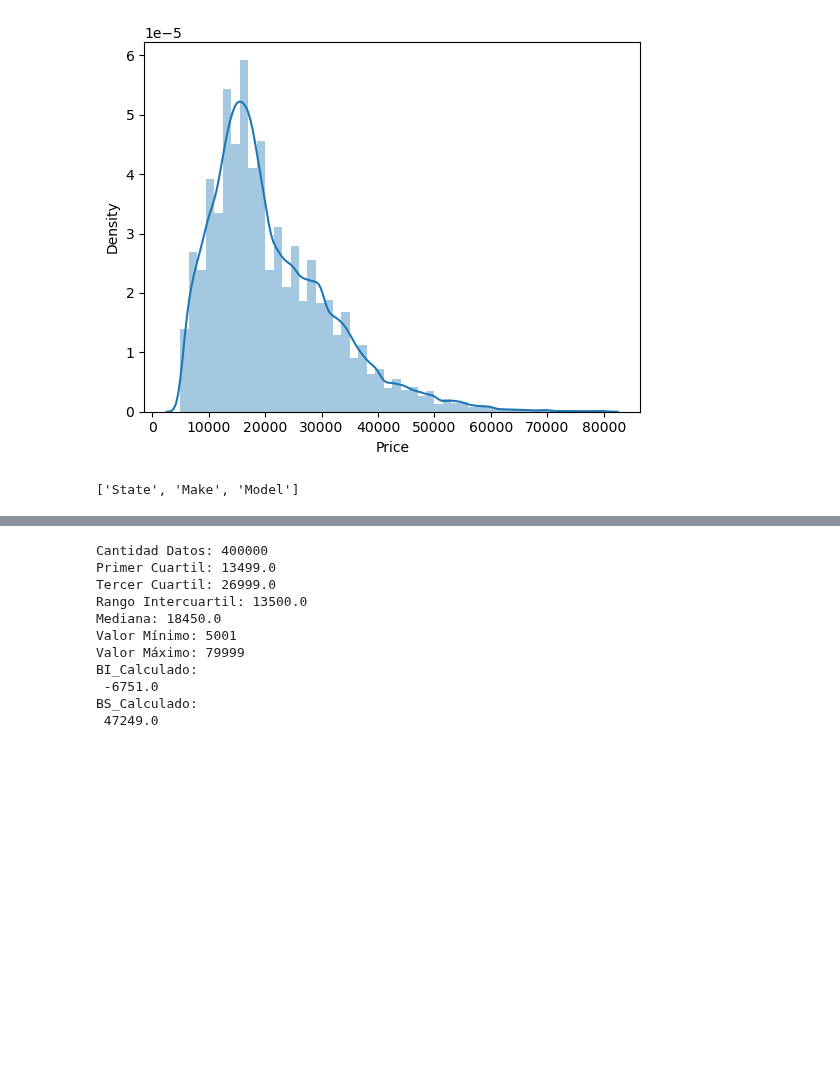
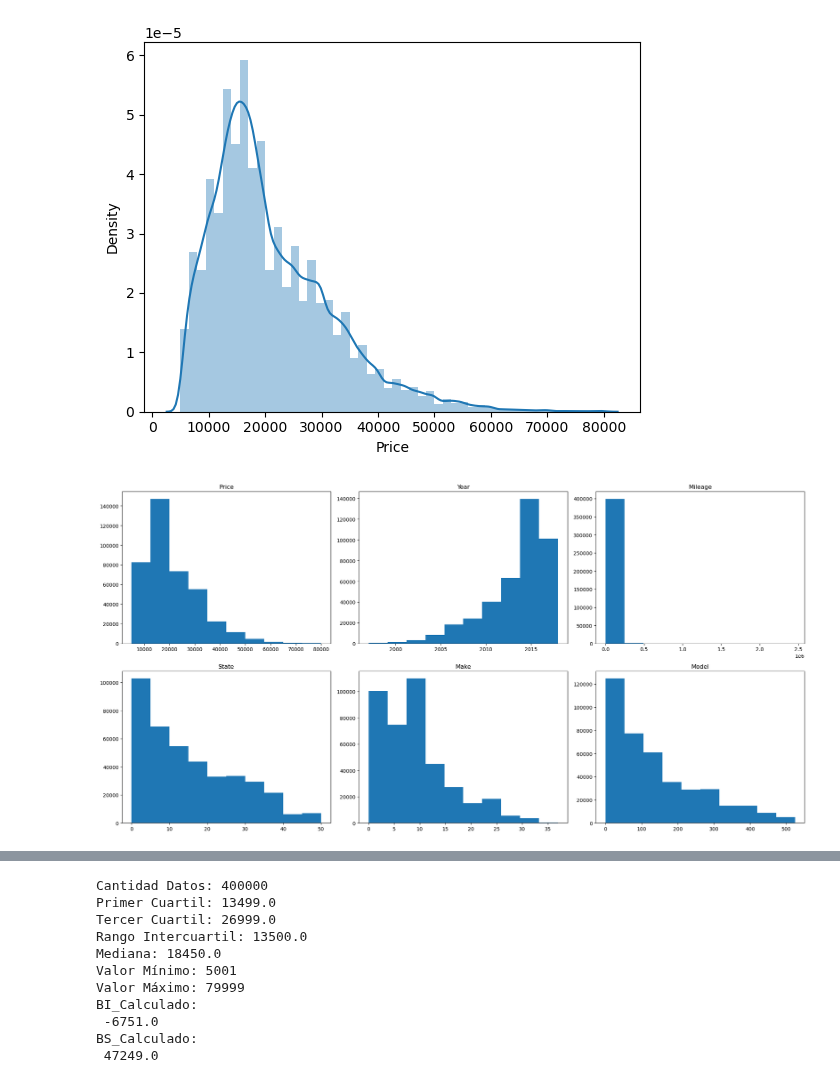
Before and after one commit to elkindavid/MIAD_UNIANDES, a Jupyter notebook: S3P1_proyecto1.ipynb, the cells around one changed output, grey strips where cells are left out. Drawn from its saved outputs; the diff is of its cells as text; code cells hidden in the pictures; blank space fills up the shorter version.

```diff
--- a/S3P1_proyecto1.ipynb
+++ b/S3P1_proyecto1.ipynb
@@ -208,23 +213,21 @@ for i in cat:
     dic[i].update({code: i for i, code in enumerate(codex)})
     # Codificación de variables en testing con base en el diccionario
     test[i] = test[i].apply(lambda code: dic[i][code])
-# %%
-cat
-# %% [output]
-['State', 'Make', 'Model']
 # %%
-# # df = data[['Price','Mileage','Year']]
-# df = data
-# filas = math.ceil(len(df.columns) / 3)
-# fig, a = plt.subplots(filas,3,figsize=(20, 10))
+# df = data[['Price','Mileage','Year']]
+df = data
+filas = math.ceil(len(df.columns) / 3)
+fig, a = plt.subplots(filas,3,figsize=(20, 10))
 
-# a = a.ravel()
-# titles = df.columns
+a = a.ravel()
+titles = df.columns
 
-# for i, ax in enumerate(a):
+for i, ax in enumerate(a):
 
-#     if i < len(df.columns):
-#         ax.hist(df.iloc[:,i])
-#         ax.set_title(titles[i])
-# plt.tight_layout()
+    if i < len(df.columns):
+        ax.hist(df.iloc[:,i])
+        ax.set_title(titles[i])
+plt.tight_layout()
+# %% [output]
+[figure, added]
 # %%
```
Also changed, not shown: parts of 38 cells of this notebook, 4 other files.
